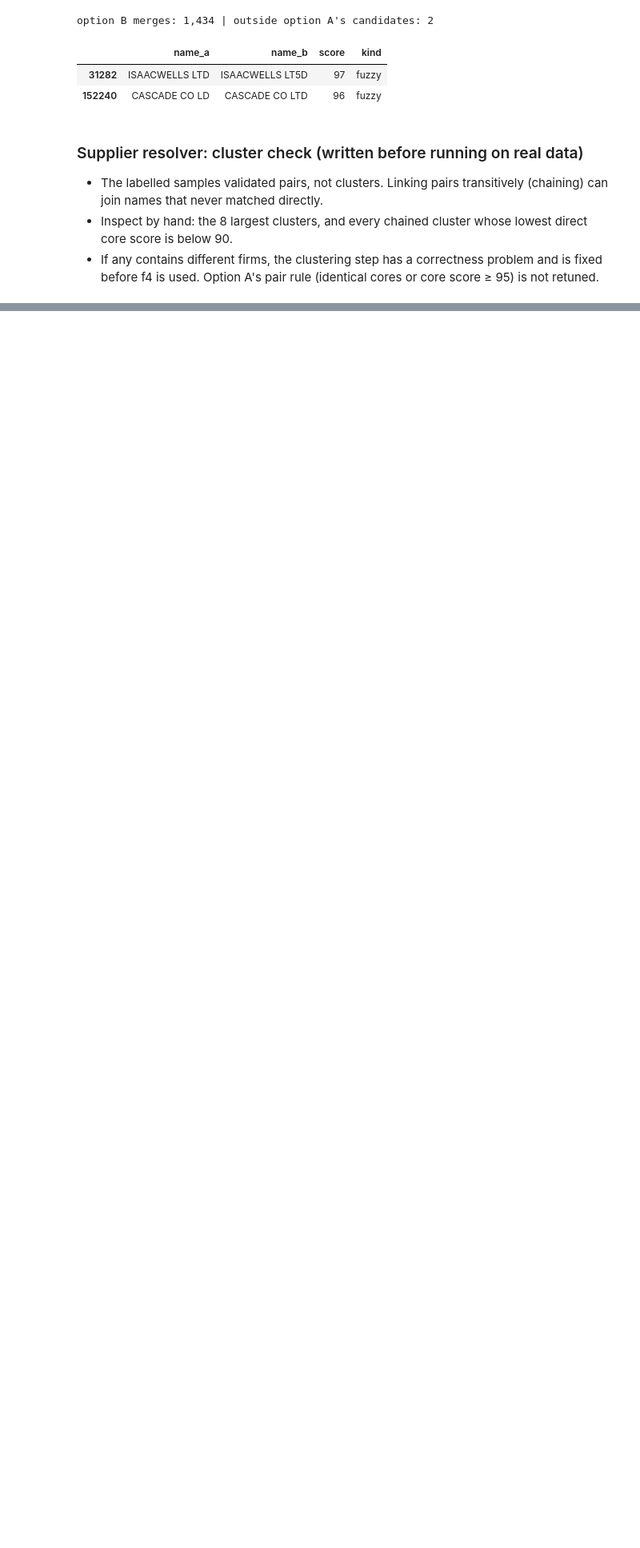
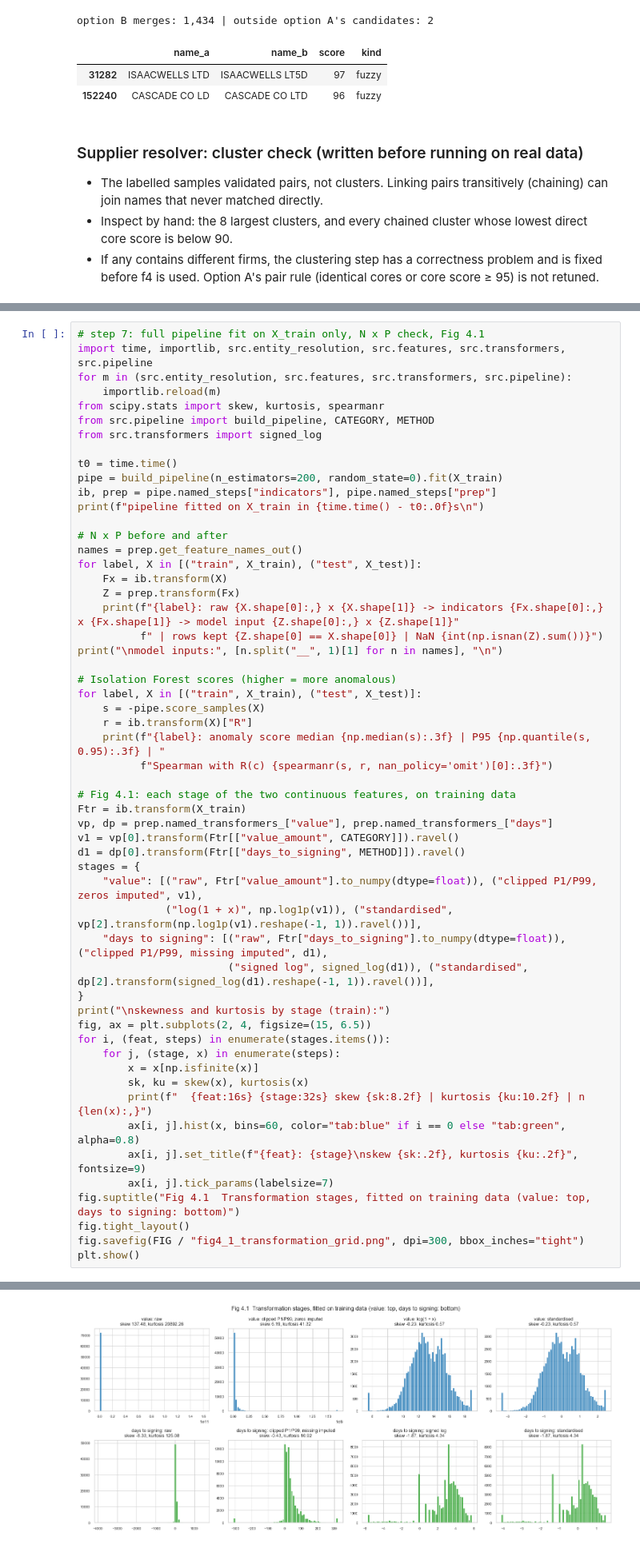
Before and after one commit to Razan-O-Elobeid/kenya-procurement-triage, a Jupyter notebook: phase2_implementation/notebooks/pipeline_execution.ipynb, the cells around one changed output, grey strips where cells are left out. Shown at 80% size. Cells and saved outputs as stored; diff of their text form; blank space fills up the shorter version.

```diff
--- a/phase2_implementation/notebooks/pipeline_execution.ipynb
+++ b/phase2_implementation/notebooks/pipeline_execution.ipynb
@@ -485,0 +1014,56 @@ for name, X in [("train", X_train), ("test", X_test)]:
+# %%
+# step 7: full pipeline fit on X_train only, N x P check, Fig 4.1
+import time, importlib, src.entity_resolution, src.features, src.transformers, src.pipeline
+for m in (src.entity_resolution, src.features, src.transformers, src.pipeline):
+    importlib.reload(m)
+from scipy.stats import skew, kurtosis, spearmanr
+from src.pipeline import build_pipeline, CATEGORY, METHOD
+from src.transformers import signed_log
+
+t0 = time.time()
+pipe = build_pipeline(n_estimators=200, random_state=0).fit(X_train)
+ib, prep = pipe.named_steps["indicators"], pipe.named_steps["prep"]
+print(f"pipeline fitted on X_train in {time.time() - t0:.0f}s\n")
+
+# N x P before and after
+names = prep.get_feature_names_out()
+for label, X in [("train", X_train), ("test", X_test)]:
+    Fx = ib.transform(X)
+    Z = prep.transform(Fx)
+    print(f"{label}: raw {X.shape[0]:,} x {X.shape[1]} -> indicators {Fx.shape[0]:,} x {Fx.shape[1]} -> model input {Z.shape[0]:,} x {Z.shape[1]}"
+          f" | rows kept {Z.shape[0] == X.shape[0]} | NaN {int(np.isnan(Z).sum())}")
+print("\nmodel inputs:", [n.split("__", 1)[1] for n in names], "\n")
+
+# Isolation Forest scores (higher = more anomalous)
+for label, X in [("train", X_train), ("test", X_test)]:
+    s = -pipe.score_samples(X)
+    r = ib.transform(X)["R"]
+    print(f"{label}: anomaly score median {np.median(s):.3f} | P95 {np.quantile(s, 0.95):.3f} | "
+          f"Spearman with R(c) {spearmanr(s, r, nan_policy='omit')[0]:.3f}")
+
+# Fig 4.1: each stage of the two continuous features, on training data
+Ftr = ib.transform(X_train)
+vp, dp = prep.named_transformers_["value"], prep.named_transformers_["days"]
+v1 = vp[0].transform(Ftr[["value_amount", CATEGORY]]).ravel()
+d1 = dp[0].transform(Ftr[["days_to_signing", METHOD]]).ravel()
+stages = {
+    "value": [("raw", Ftr["value_amount"].to_numpy(dtype=float)), ("clipped P1/P99, zeros imputed", v1),
+              ("log(1 + x)", np.log1p(v1)), ("standardised", vp[2].transform(np.log1p(v1).reshape(-1, 1)).ravel())],
+    "days to signing": [("raw", Ftr["days_to_signing"].to_numpy(dtype=float)), ("clipped P1/P99, missing imputed", d1),
+                        ("signed log", signed_log(d1)), ("standardised", dp[2].transform(signed_log(d1).reshape(-1, 1)).ravel())],
+}
+print("\nskewness and kurtosis by stage (train):")
+fig, ax = plt.subplots(2, 4, figsize=(15, 6.5))
+for i, (feat, steps) in enumerate(stages.items()):
+    for j, (stage, x) in enumerate(steps):
+        x = x[np.isfinite(x)]
+        sk, ku = skew(x), kurtosis(x)
+        print(f"  {feat:16s} {stage:32s} skew {sk:8.2f} | kurtosis {ku:10.2f} | n {len(x):,}")
+        ax[i, j].hist(x, bins=60, color="tab:blue" if i == 0 else "tab:green", alpha=0.8)
+        ax[i, j].set_title(f"{feat}: {stage}\nskew {sk:.2f}, kurtosis {ku:.2f}", fontsize=9)
+        ax[i, j].tick_params(labelsize=7)
+fig.suptitle("Fig 4.1  Transformation stages, fitted on training data (value: top, days to signing: bottom)")
+fig.tight_layout()
+fig.savefig(FIG / "fig4_1_transformation_grid.png", dpi=300, bbox_inches="tight")
+plt.show()
+# %% [output]
@@ -485,0 +1089 @@ for name, X in [("train", X_train), ("test", X_test)]:
+[figure, added]
```
Also changed, not shown: parts of 18 cells of this notebook, 15 other files.
